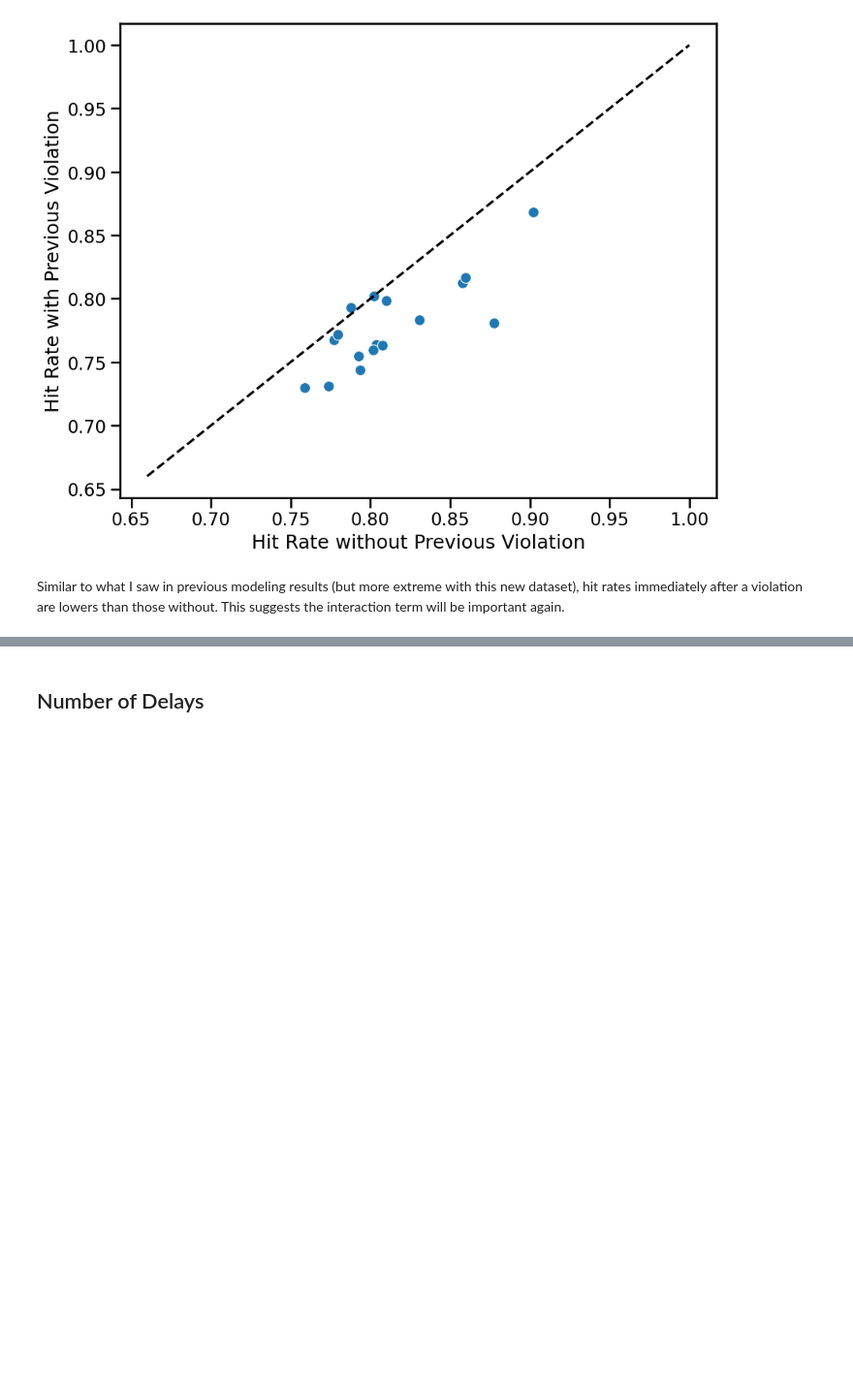
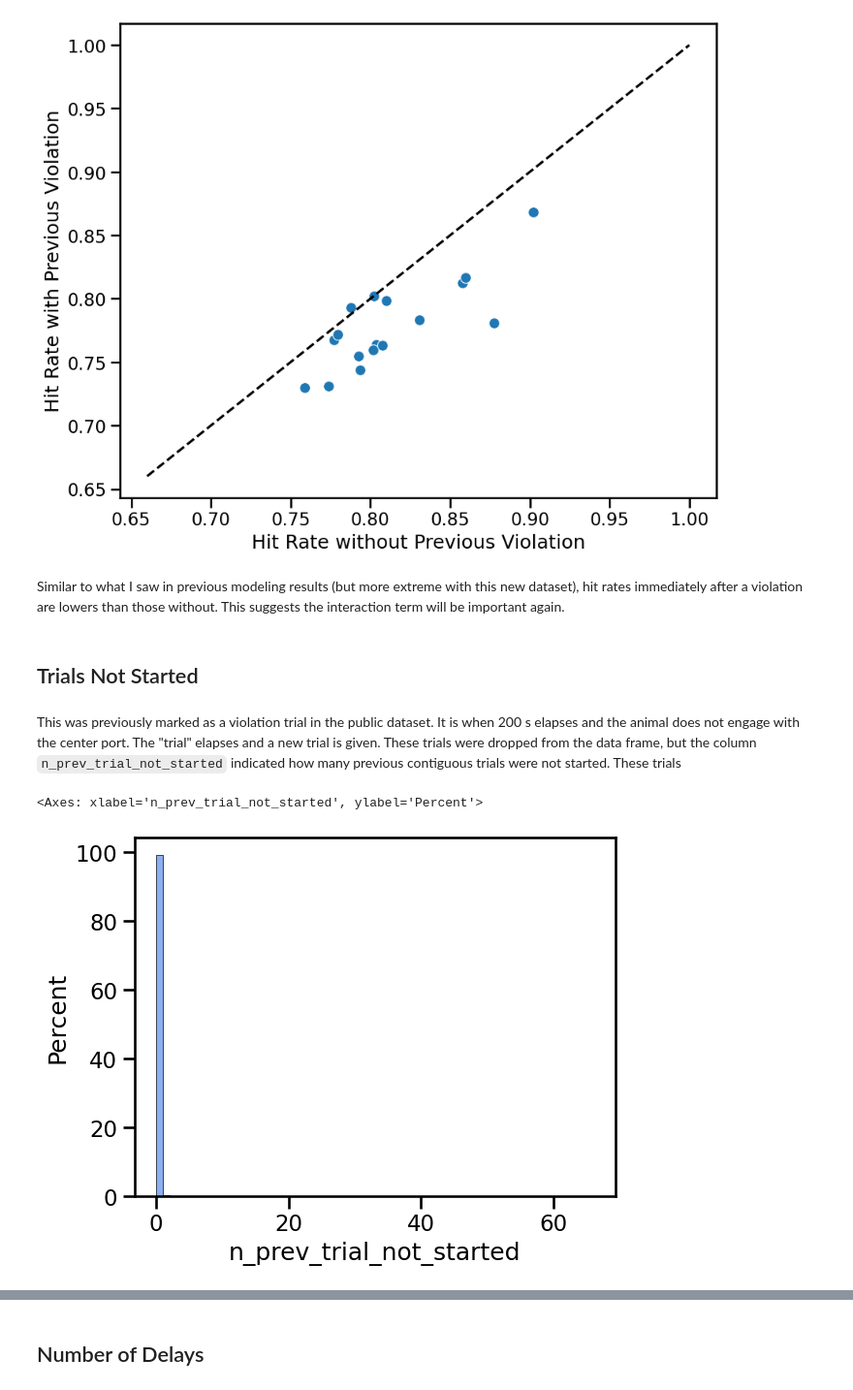
Before and after one commit to jess-breda/violations-multinomial, a Jupyter notebook: notebooks/EDA_01_describe_perf.ipynb, the cells around one changed output, grey strips where cells are left out. Shown at 97% size. Saved outputs shown, nothing was run; the diff lists cells and outputs as text; code cells hidden in the pictures; blank space fills up the shorter version.

Commit message:
trial not started eda

```diff
--- a/notebooks/EDA_01_describe_perf.ipynb
+++ b/notebooks/EDA_01_describe_perf.ipynb
@@ -416,3 +407,18 @@ plt.show()
 [figure]
 # %% [markdown]
 Similar to what I saw in previous modeling results (but more extreme with this new dataset), hit rates immediately after a violation are lowers than those without. This suggests the interaction term will be important again.
+# %% [markdown]
+## Trials Not Started
+# %% [markdown]
+This was previously marked as a violation trial in the public dataset. It is when 200 s elapses and the animal does not engage with the center port. The "trial" elapses and a new trial is given. These trials were dropped from the data frame, but the column `n_prev_trial_not_started` indicated how many previous contiguous trials were not started. These trials
+# %%
+sns.histplot(
+    data=trained_df,
+    x="n_prev_trial_not_started",
+    stat="percent",
+    color="cornflowerblue",
+    binwidth=1,
+)
+# %% [output]
+<Axes: xlabel='n_prev_trial_not_started', ylabel='Percent'>
+[figure, added]
```
Also changed, not shown: parts of 24 cells of this notebook, 2 other files.
